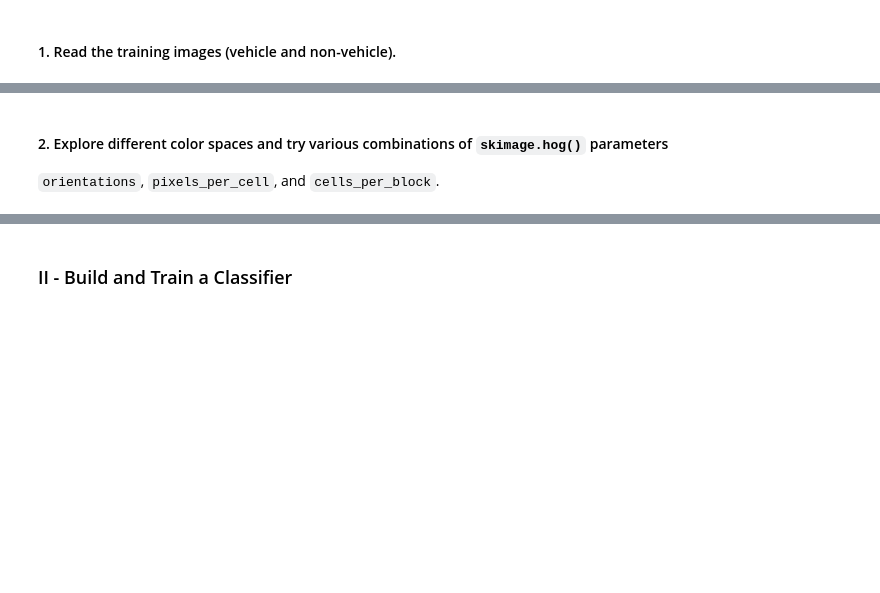
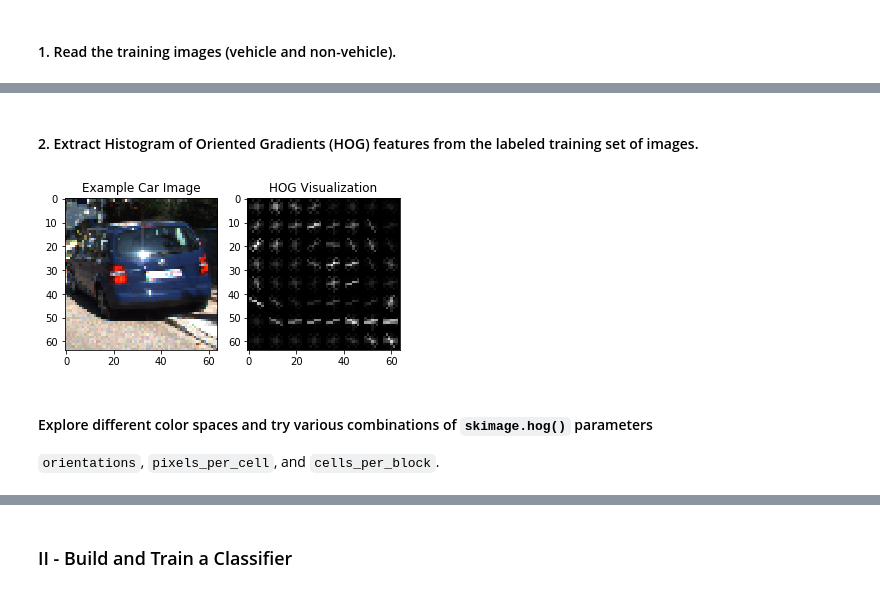
Before and after one commit to preeti-chauhan/SDCND-Project1-Vehicle-Detection-Tracking, a Jupyter notebook: P5.ipynb, the cells around one changed output, grey strips where cells are left out. Saved outputs shown, nothing was run; the diff lists cells and outputs as text; code cells hidden in the pictures; blank space fills up the shorter version.

Commit message:
Extract Features - version-1

```diff
--- a/P5.ipynb
+++ b/P5.ipynb
@@ -105,3 +104,47 @@ Number of non-vehicle images:  8968
+# %% [markdown]
+#### 2. Extract Histogram of Oriented Gradients (HOG) features from the labeled training set of images.
+# %%
+# Define a function to return HOG features and visualization
+def get_hog_features(img, orient, pix_per_cell, cell_per_block, vis=False, feature_vec=True):
+    if vis == True:
+        # Use skimage.hog() to get both features and a visualization
+        features, hog_image = hog(img, orientations=orient, pixels_per_cell=(pix_per_cell, pix_per_cell),
+                                  cells_per_block=(cell_per_block, cell_per_block), transform_sqrt=False,
+                                  visualise=True, feature_vector=False, block_norm='L2-Hys')
+        return features, hog_image
+    else:
+        # Use skimage.hog() to get features only
+        features = hog(img, orientations=orient, pixels_per_cell=(pix_per_cell, pix_per_cell),
+                       cells_per_block=(cell_per_block, cell_per_block), transform_sqrt=False,
+                       visualise=False, feature_vector=feature_vec, block_norm='L2-Hys')
+        return features
+# %%
+# Test get_hog_features()
+
+# Generate a random index to look at a car image
+ind = np.random.randint(0, len(cars))
+# Read in the image
+image = mpimg.imread(cars[ind])
+gray = cv2.cvtColor(image, cv2.COLOR_RGB2GRAY)
+# Define HOG parameters
+orient = 9
+pix_per_cell = 8
+cell_per_block = 2
+# Call our function with vis=True to see an image output
+features, hog_image = get_hog_features(gray, orient,
+                        pix_per_cell, cell_per_block,
+                        vis=True, feature_vec=False)
+
+# Plot the examples
+fig = plt.figure()
+plt.subplot(121)
+plt.imshow(image, cmap='gray')
+plt.title('Example Car Image')
+plt.subplot(122)
+plt.imshow(hog_image, cmap='gray')
+plt.title('HOG Visualization');
+# %% [output]
+[figure, added]
 # %% [markdown]
-#### 2. Explore different color spaces and try various combinations of  `skimage.hog()` parameters
+#### Explore different color spaces and try various combinations of  `skimage.hog()` parameters
 `orientations`, `pixels_per_cell`, and `cells_per_block`.
```
Also changed, not shown: parts of 9 cells of this notebook.
